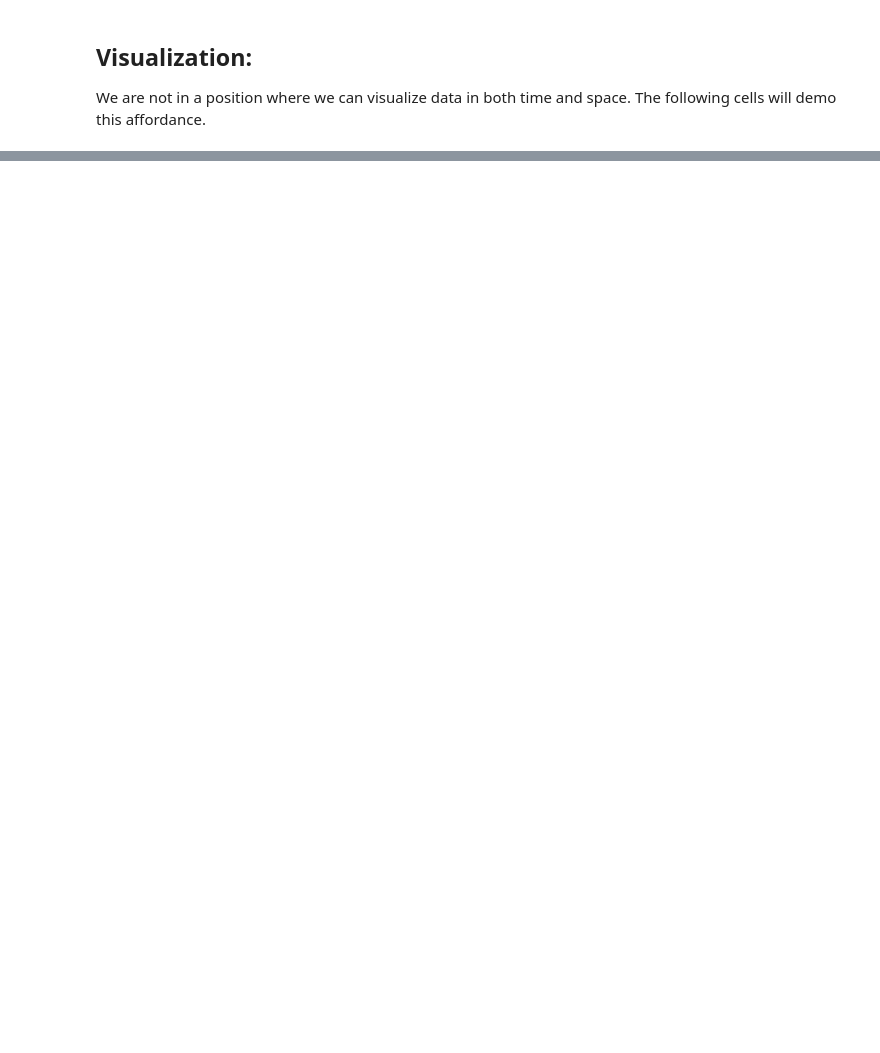
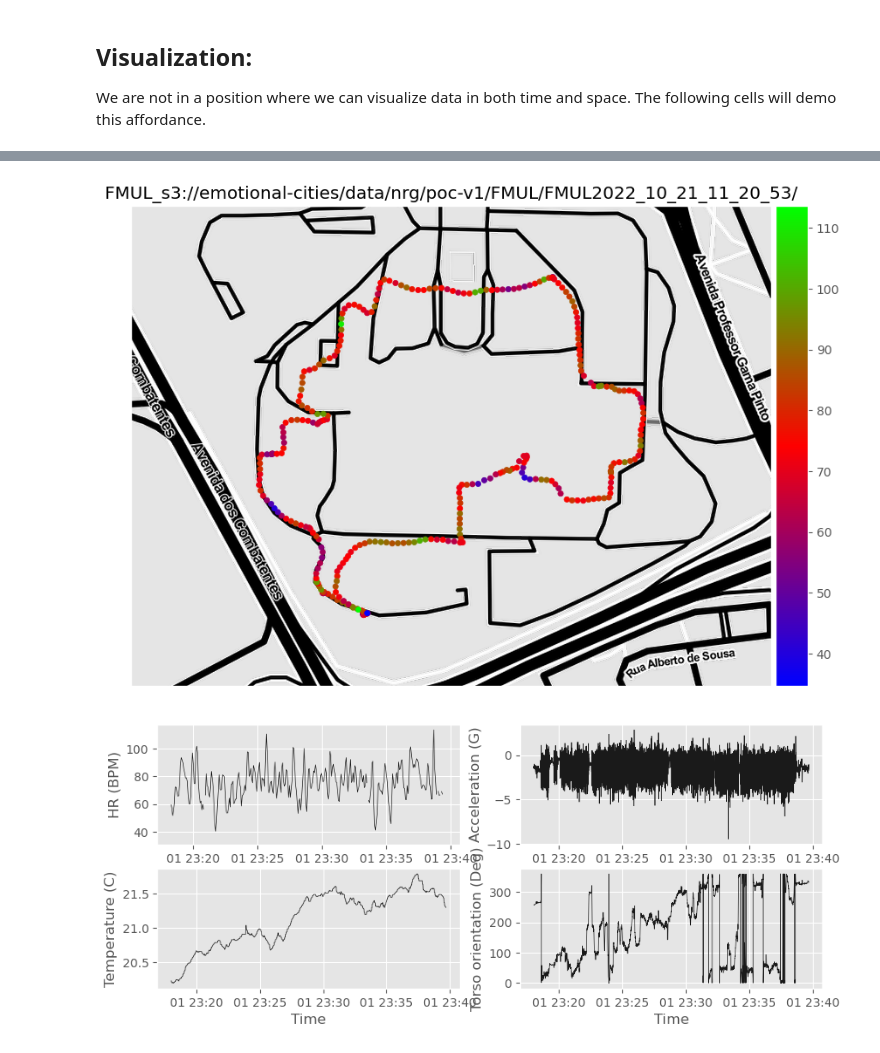
Before and after one commit to emotional-cities/notebooks, a Jupyter notebook: src/poc-v1/Demo_API.ipynb, the cells around one changed output, grey strips where cells are left out. Drawn from its saved outputs; the diff is of its cells as text; code cells hidden in the pictures; blank space fills up the shorter version.

```diff
--- a/src/poc-v1/Demo_API.ipynb
+++ b/src/poc-v1/Demo_API.ipynb
@@ -76,19 +90,3 @@ Since have data from the positioning system (UbxStream) and various sensors, we
-# %%
-#  Since the UBX system runs on a distinct hardware "clock" from the rest of
-# the acquisition system, we must first correct the temporal drift between them.
-dataset.calibrate_ubx_to_harp(plot_diagnosis=True, dt_error= 1)
-#  We can save the output of the process to inspect later
-
-# if plot_diagnosis is set to True, the output of the automatic alignment algorithm will be plotted for visually inspection and general QC
-# In practice, all points of the second plot should lay on top of each other.
-
-#  After computing the correction model, we can add a spatial UBX event
-# (in this case we are going to use the "NAV_HPPOSLLH") as the source of georeference
-# and calibrate (calibrate_clock = True) using the previously calculated model
-dataset.add_ubx_georeference(event = _UBX_MSGIDS.NAV_HPPOSLLH, calibrate_clock = True)
-
-# Georeference will simply be a DataFrame with spatial information indexed in time:
-#print(dataset.georeference)
 # %% [markdown]
 ## Visualization:
 
@@ -128,7 +130,5 @@ fig.show()
 # %%
 # Sometimes additional preprocessing might be required. As an example, when calculating heart rate from the ECG raw signal.
-
-
 
 from pluma.preprocessing.ecg import heartrate_from_ecg
 
@@ -136,34 +136,37 @@ hr,_ = heartrate_from_ecg(dataset.streams.BioData.ECG,
                                          fs = 250, max_heartrate_bpm = 250.0,
                                         peak_height = 800, smooth_win = 10) ## Calculates HR from ecg raw signal
 
 resampled = resample_temporospatial(hr, dataset.georeference,
                                            sampling_dt = datetime.timedelta(seconds = 4)) #Resample
 fig = showmap(resampled, figsize=(10,10), cmap = 'brg', markersize = 20 ,
                                            tiles = tmb.tiles.Stamen_Toner_Hybrid)
 fig.get_axes()[0].set_title(dataset.datasetlabel)
 fig.show()
 
 ## Plot it in time for comparison
 fig, axs = plt.subplots(2,2)
 fig.set_size_inches((10,4))
 axs[0,0].plot(resampled.Data,  c = [0.1, 0.1, 0.1], lw = 0.5)
 axs[0,0].set_xlabel('Time')
 axs[0,0].set_ylabel('HR (BPM)')
 
 axs[0,1].plot(dataset.streams.Accelerometer.data["Accl.X"], c = [0.1, 0.1, 0.1], lw = 0.5)
 axs[0,1].set_xlabel('Time')
 axs[0,1].set_ylabel('Acceleration (G)')
 
 ## Plot it in time for comparison
-axs[1,0].plot(dataset.streams.TK.CO2V2.Temperature.data/100,  c = [0.1, 0.1, 0.1], lw = 0.5)
+axs[1,0].plot(dataset.streams.TK.AirQuality.Temperature.data/100,  c = [0.1, 0.1, 0.1], lw = 0.5)
 axs[1,0].set_xlabel('Time')
 axs[1,0].set_ylabel('Temperature (C)')
 
 axs[1,1].plot(dataset.streams.Accelerometer.data["Orientation.X"],  c = [0.1, 0.1, 0.1], lw = 0.5)
 axs[1,1].set_xlabel('Time')
 axs[1,1].set_ylabel('Torso orientation (Deg)')
 
 fig.show()
+# %% [output]
+[figure, added]
+[figure, added]
 # %%
 ## Comparison of HR given by Empatica and raw ECG signal:
 plt.figure(figsize=(15,6))
```
Also changed, not shown: parts of 10 cells of this notebook.
